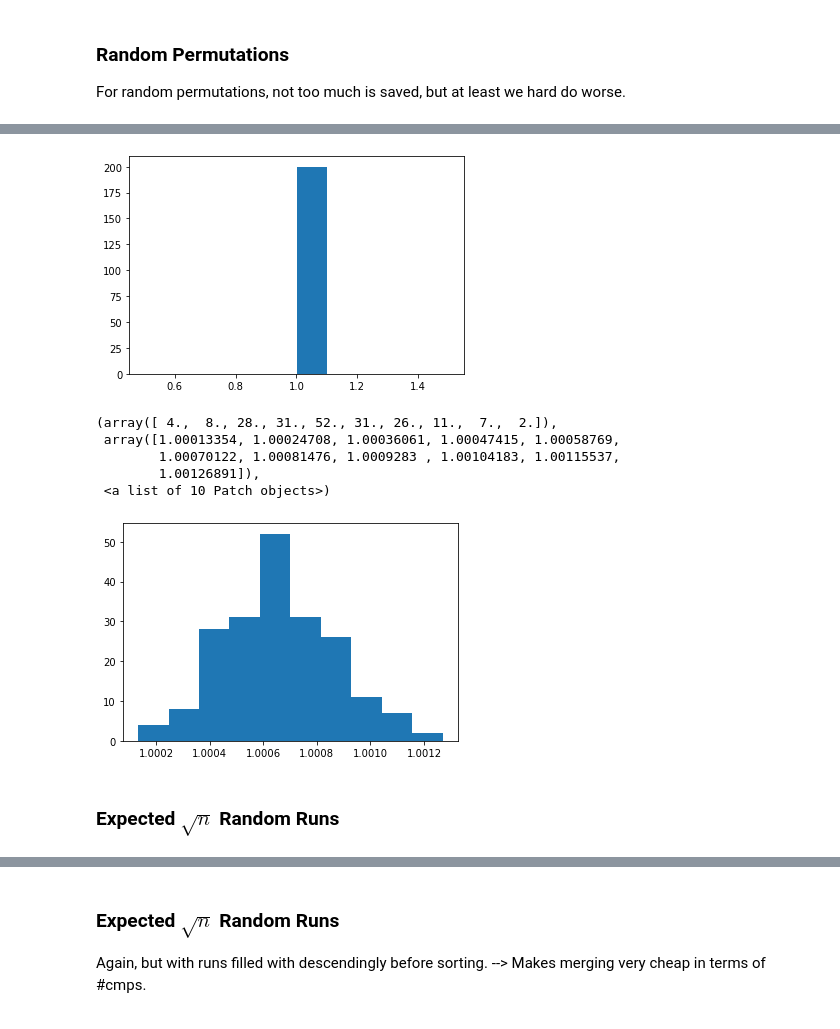
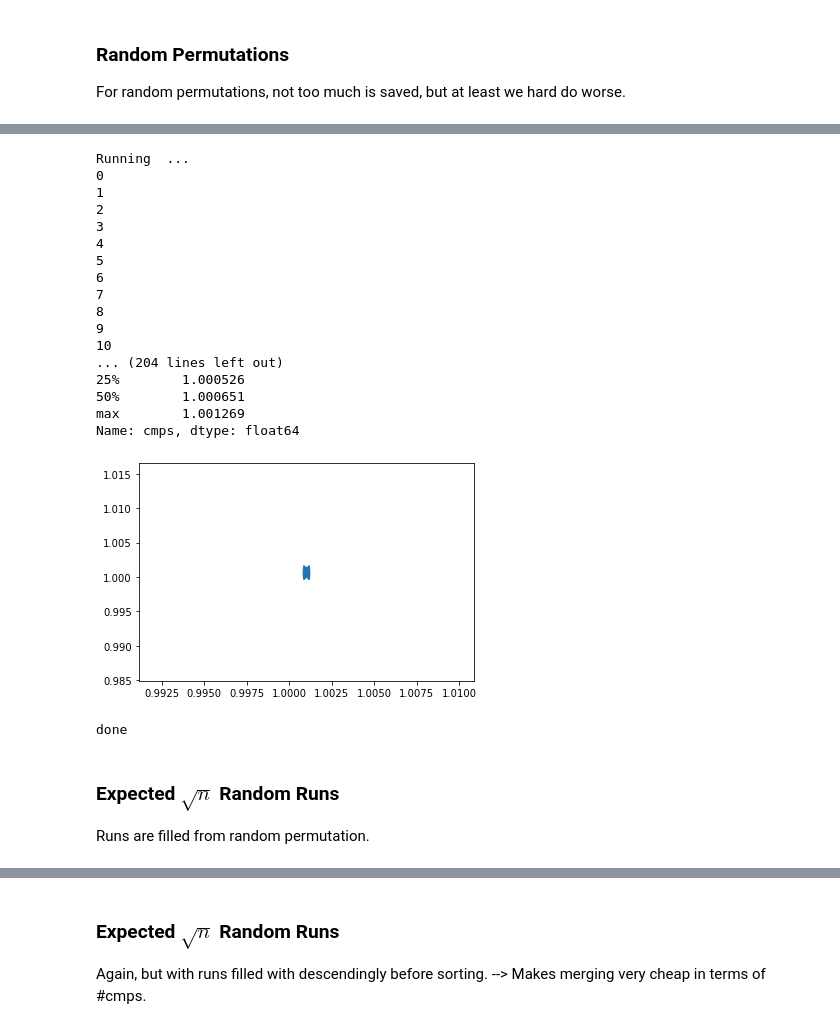
Before and after one commit to roarin-roran/Sorting, a Jupyter notebook: Experiments/PyPyTimsortPowersort.ipynb, the cells around one changed output, grey strips where cells are left out. Drawn from its saved outputs; the diff is of its cells as text; code cells hidden in the pictures.

Commit message:
More experiments with bad inputs

```diff
--- a/Experiments/PyPyTimsortPowersort.ipynb
+++ b/Experiments/PyPyTimsortPowersort.ipynb
@@ -104,13 +130,3 @@ The autoreload extension is already loaded. To reload it, use:
 
 For random permutations, not too much is saved,
 but at least we hard do worse.
-# %%
-n = 10000
-sqrtn = int(n ** 0.5)
-reps = 200
-
-RNG = random.Random(2348905734)
-diffs = differences(reps, lambda: Inputs.random_permutation(n, RNG))
-#print(diffs)
-print(diffs['mc']  .describe(percentiles=[0.01, 0.05, 0.1, .25, .5, .75]))
-print(diffs['cmps'].describe(percentiles=[0.01, 0.05, 0.1, .25, .5, .75]))
@@ -135,14 +133,26 @@ Name: cmps, dtype: float64
-# %%
-plt.hist(diffs['mc'])
-plt.show()
-plt.hist(diffs['cmps'])
-# %% [output]
-[figure, removed]
-(array([ 4.,  8., 28., 31., 52., 31., 26., 11.,  7.,  2.]),
- array([1.00013354, 1.00024708, 1.00036061, 1.00047415, 1.00058769,
-        1.00070122, 1.00081476, 1.0009283 , 1.00104183, 1.00115537,
-        1.00126891]),
- <a list of 10 Patch objects>)
-[figure, removed]
+# %%
+contest((lambda n, rand: Inputs.random_permutation(n, rand)))
+# %% [output]
+Running  ...
+0
+1
+2
+3
+4
+5
+6
+7
+8
+9
+10
+... (204 lines left out)
+25%        1.000526
+50%        1.000651
+max        1.001269
+Name: cmps, dtype: float64
+[figure, added]
+done
 # %% [markdown]
 ### Expected $\sqrt n$ Random Runs
+
+Runs are filled from random permutation.
```
Also changed, not shown: parts of 25 cells of this notebook, 3 other files.
